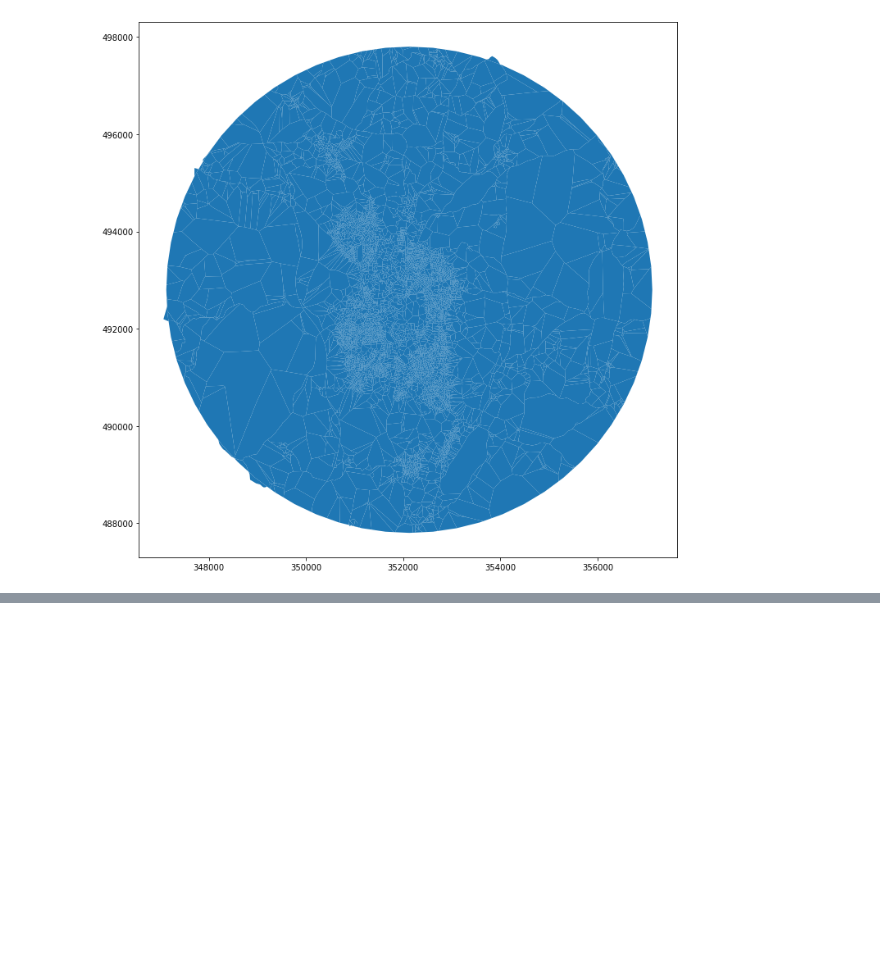
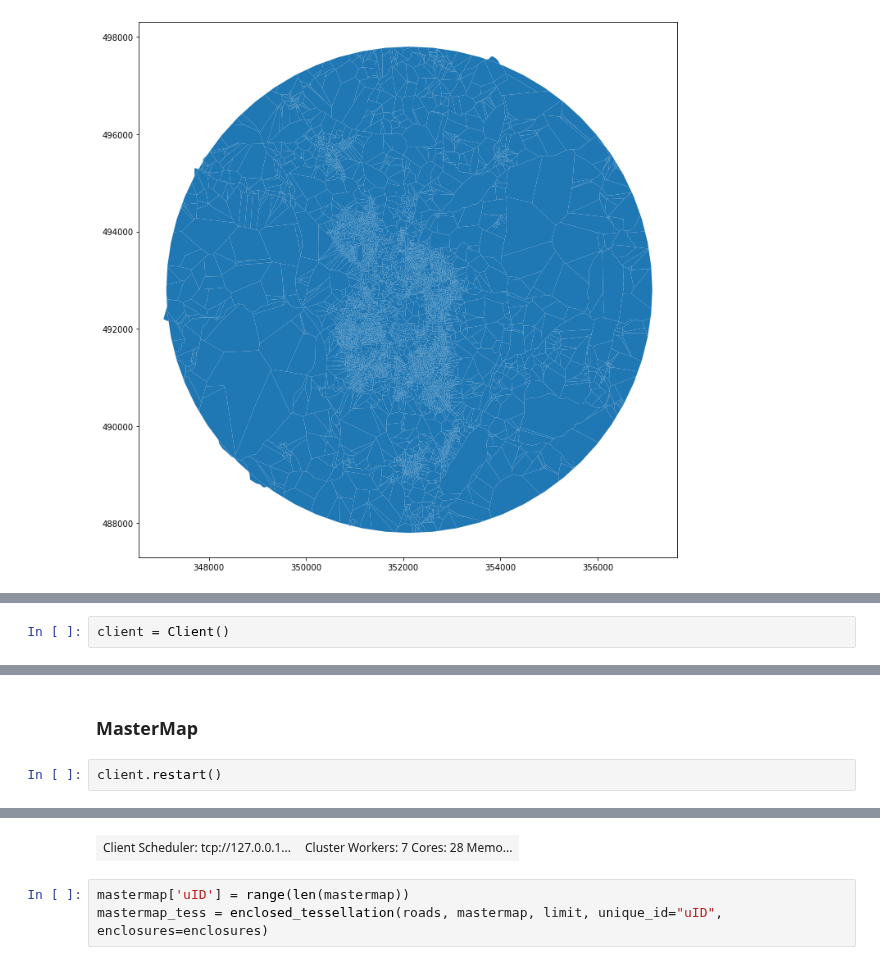
Before and after one commit to urbangrammarai/spatial_signatures, a Jupyter notebook: spatial_unit/enclosed_tessellation.ipynb, the cells around one changed output, grey strips where cells are left out. Saved outputs shown, nothing was run; the diff lists cells and outputs as text; blank space fills up the shorter version.

```diff
--- a/spatial_unit/enclosed_tessellation.ipynb
+++ b/spatial_unit/enclosed_tessellation.ipynb
@@ -63,0 +89,2 @@ NameError: name 'client' is not defined
+# %%
+client = Client()
@@ -63,0 +102,5 @@ NameError: name 'client' is not defined
+# %% [markdown]
+### MasterMap
+# %%
+client.restart()
+# %% [output]
@@ -63,0 +112,4 @@ NameError: name 'client' is not defined
+| Client Scheduler: tcp://127.0.0.1... | Cluster Workers: 7 Cores: 28 Memo... |
+# %%
+mastermap['uID'] = range(len(mastermap))
+mastermap_tess = enclosed_tessellation(roads, mastermap, limit, unique_id="uID", enclosures=enclosures)
```
Also changed, not shown: parts of 14 cells of this notebook.
